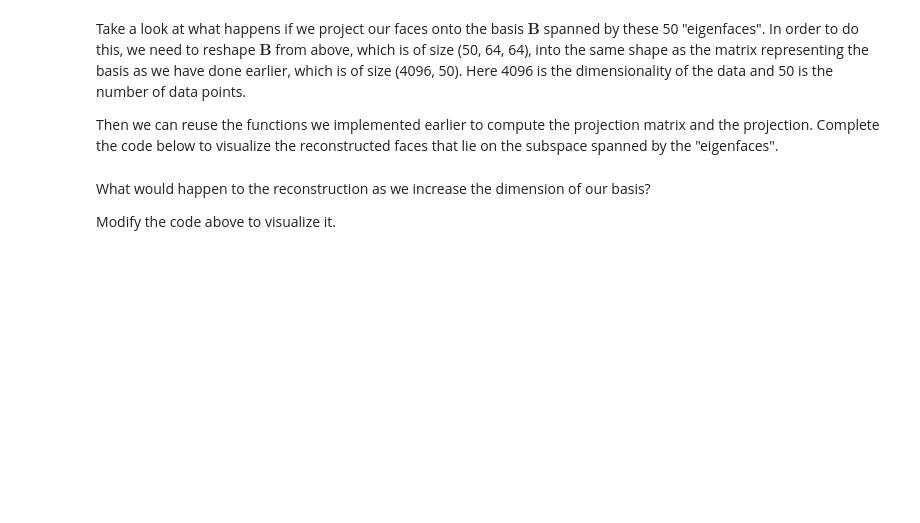
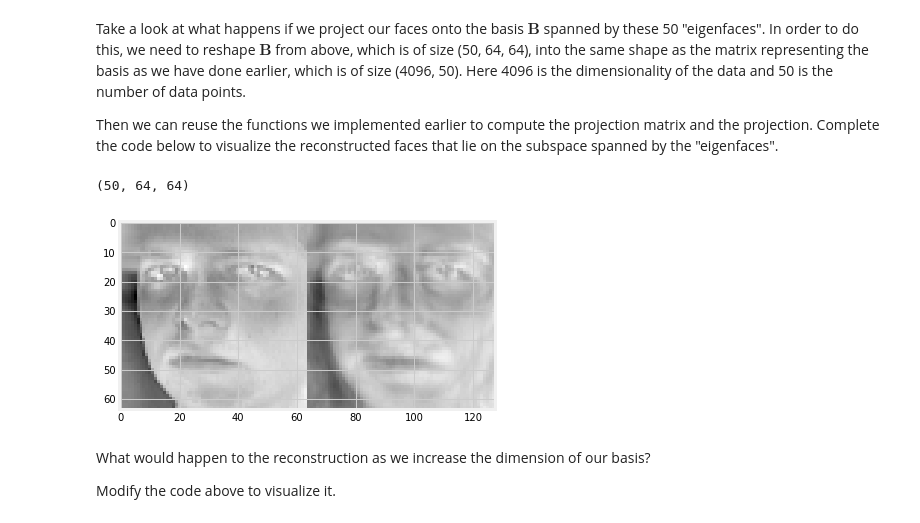
Before and after one commit to SYYoung/Math-for-Machine-Learning, a Jupyter notebook: pca-coursera/week3.ipynb, the cells around one changed output. Saved outputs shown, nothing was run; the diff lists cells and outputs as text; code cells hidden in the pictures; blank space fills up the shorter version.

```diff
--- a/pca-coursera/week3.ipynb
+++ b/pca-coursera/week3.ipynb
@@ -340,18 +359,26 @@ plt.imshow(np.hstack(B[:5].reshape(-1, 64, 64)), cmap='gray');
 Take a look at what happens if we project our faces onto the basis $\boldsymbol B$ spanned by these 50 "eigenfaces". In order to do this, we need to reshape $\boldsymbol B$ from above, which is of size (50, 64, 64), into the same shape as the matrix representing the basis as we have done earlier, which is of size (4096, 50). Here 4096 is the dimensionality of the data and 50 is the number of data points.
 
 Then we can reuse the functions we implemented earlier to compute the projection matrix and the projection. Complete the code below to visualize the reconstructed faces that lie on the subspace spanned by the "eigenfaces".
+# %%
+B.shape
+# %% [output]
+(50, 64, 64)
 # %%
 # EDIT THIS FUNCTION
 @interact(i=(0, 10))
 def show_face_face_reconstruction(i):
     original_face = faces_normalized[i].reshape(64, 64)
     # reshape the data we loaded in variable `B`
     # so that we have a matrix representing the basis.
-    B_basis = np.random.normal(size=(4096,50)) # <-- EDIT THIS
+    #B_basis = np.random.normal(size=(4096,50)) # <-- EDIT THIS
+    B_tmp = B.reshape(50, 4096)
+    B_basis = B_tmp.T
     face_reconstruction = project_general(faces_normalized[i], B_basis).reshape(64, 64)
     plt.figure()
     plt.imshow(np.hstack([original_face, face_reconstruction]), cmap='gray')
     plt.show()
+# %% [output]
+[figure, added]
 # %% [markdown]
 What would happen to the reconstruction as we increase the dimension of our basis?
 
```
Also changed, not shown: parts of 5 cells of this notebook.
